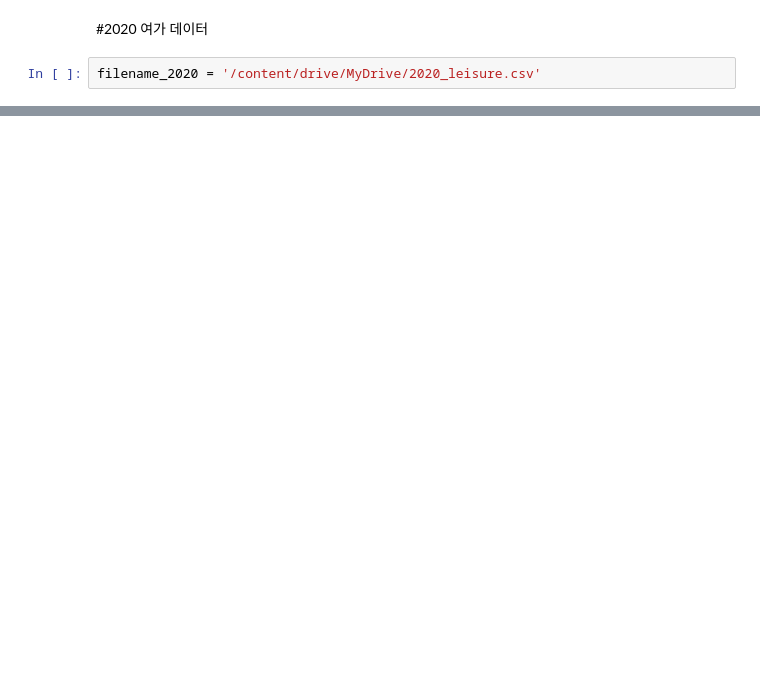
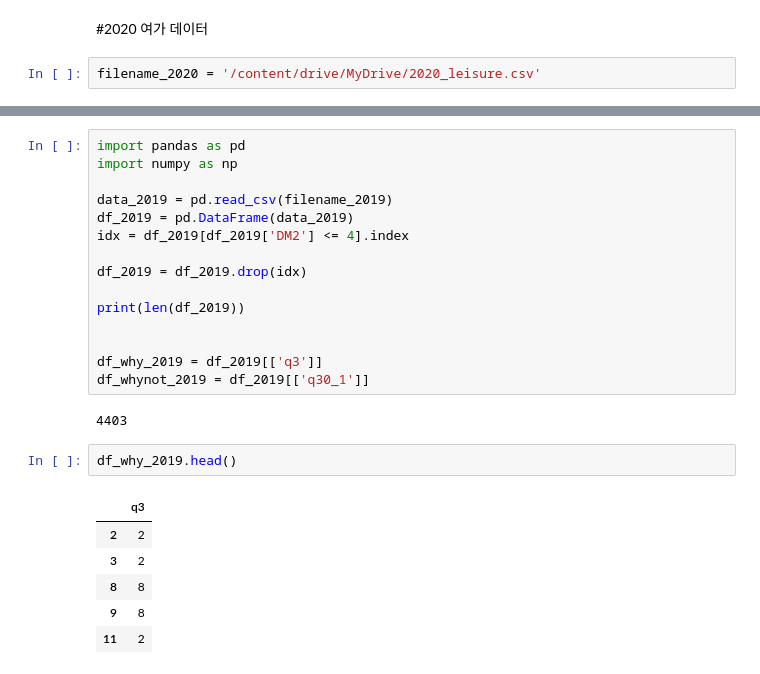
Before and after one commit to ansehoon1999/MG-DataAnaylsis, a Jupyter notebook: 세훈/DataAnalysis_7_25_1.ipynb, the cells around one changed output, grey strips where cells are left out. Saved outputs shown, nothing was run; the diff lists cells and outputs as text; blank space fills up the shorter version.

```diff
--- a/세훈/DataAnalysis_7_25_1.ipynb
+++ b/세훈/DataAnalysis_7_25_1.ipynb
@@ -163,0 +270,26 @@ print('2019년 데이터 개수: ', len(data_2019))
+# %%
+import pandas as pd
+import numpy as np
+
+data_2019 = pd.read_csv(filename_2019)
+df_2019 = pd.DataFrame(data_2019)
+idx = df_2019[df_2019['DM2'] <= 4].index
+
+df_2019 = df_2019.drop(idx)
+
+print(len(df_2019))
+
+
+df_why_2019 = df_2019[['q3']]
+df_whynot_2019 = df_2019[['q30_1']]
+# %% [output]
+4403
+# %%
+df_why_2019.head()
+# %% [output]
+|  | q3 |
+| 2 | 2 |
+| 3 | 2 |
+| 8 | 8 |
+| 9 | 8 |
+| 11 | 2 |
```
Also changed, not shown: parts of 18 cells of this notebook.
